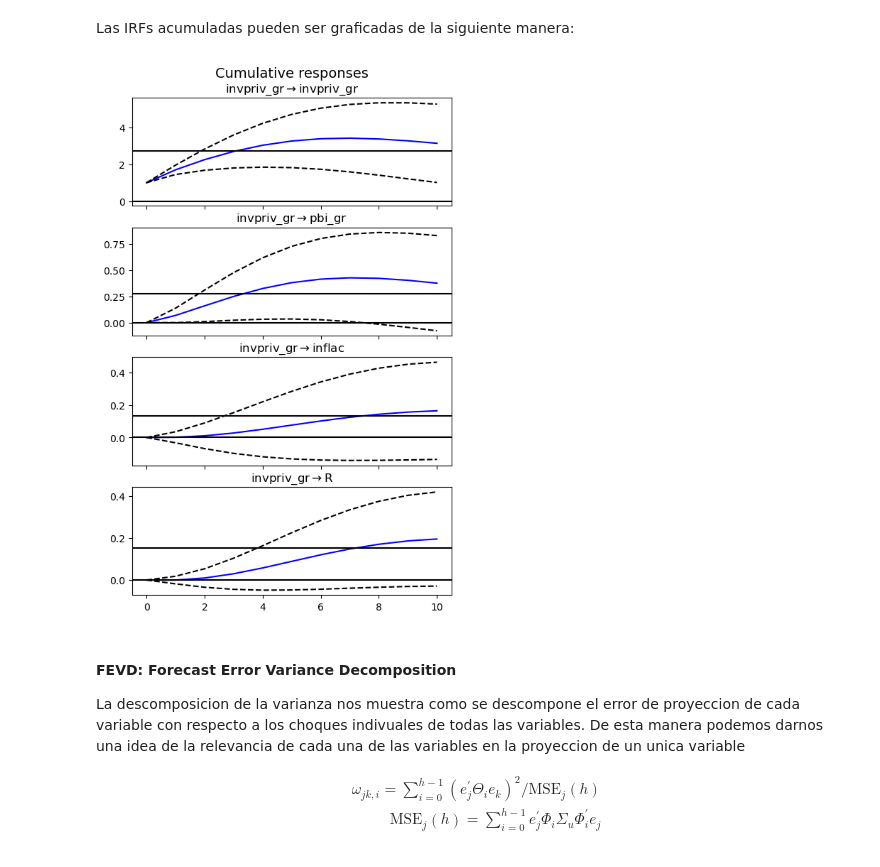
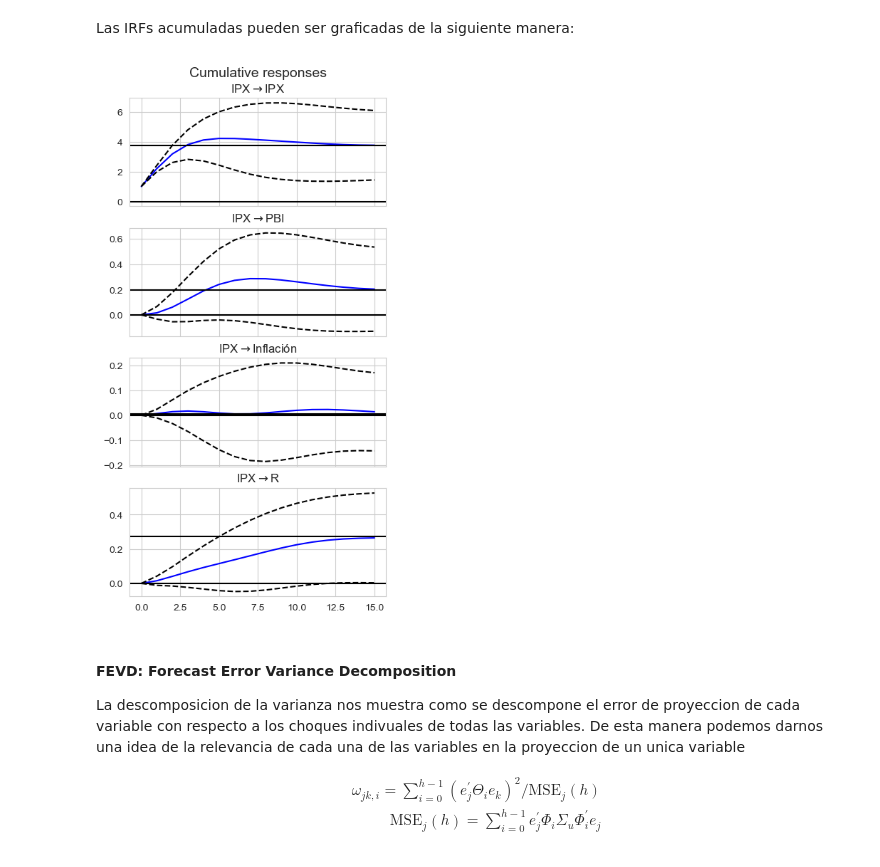
Before and after one commit to mauricioalvaradoo/econometrics, a Jupyter notebook: macroeconometrics/4 multivariate.ipynb, the cells around one changed output. Cells and saved outputs as stored; diff of their text form; code cells hidden in the pictures.

```diff
--- a/macroeconometrics/4 multivariate.ipynb
+++ b/macroeconometrics/4 multivariate.ipynb
@@ -77,3 +83,0 @@ dta.head()
-# %%
-df = dta[["invpriv_gr", "pbi_gr", "inflac", "R"]]
-df
@@ -127,6 +114,6 @@ Queda seleccionado, por todos los criterios de informacion, que la maxima cantid
 # %%
-model_var = tsa.VAR(df).fit(maxlags=1)
-print(model_var.summary())
+results = tsa.VAR(df).fit(maxlags=2)
+print(results.summary())
 # %% [output]
   Summary of Regression Results
 ==================================
@@ -158,8 +145,8 @@ plt.show()
 Las funciones se estiman de la forma del $MA(\infty)$
 $$Y_t = \mu + \sum_{i=0}^{\infty} \Theta_i \epsilon_{t-i}$$
 # %%
-irfs = model_var.irf(10)
+irfs = results.irf(15)
 
-irfs.plot(orth=False)
+irfs.plot(orth=False, signif=0.18)
 plt.show()
 # %% [output]
@@ -175,11 +162,11 @@ plt.show()
 # %% [markdown]
 Las IRFs acumuladas pueden ser graficadas de la siguiente manera:
 # %%
-irfs.plot_cum_effects(orth=False, impulse="invpriv_gr", figsize=(5, 8))
+irfs.plot_cum_effects(orth=False, impulse='IPX', figsize=(4, 8))
 
 plt.show()
 # %% [output]
-[figure, old version]
+[figure, new version]
 # %% [markdown]
 #### FEVD: Forecast Error Variance Decomposition
 La descomposicion de la varianza nos muestra como se descompone el error de proyeccion de cada variable con respecto a los choques indivuales de todas las variables. De esta manera podemos darnos una idea de la relevancia de cada una de las variables en la proyeccion de un unica variable
```
Also changed, not shown: parts of 21 cells of this notebook, 3 other files.
